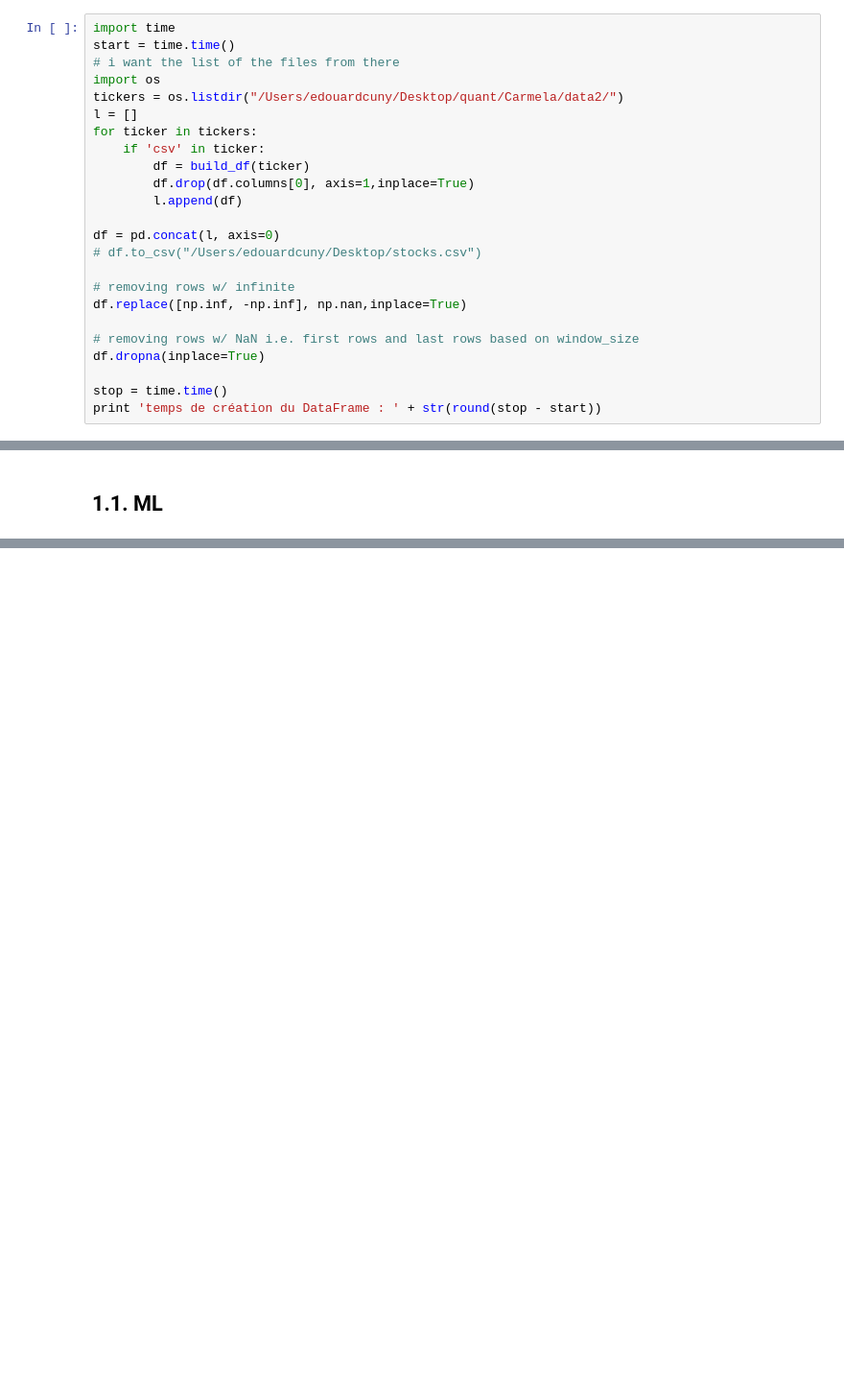
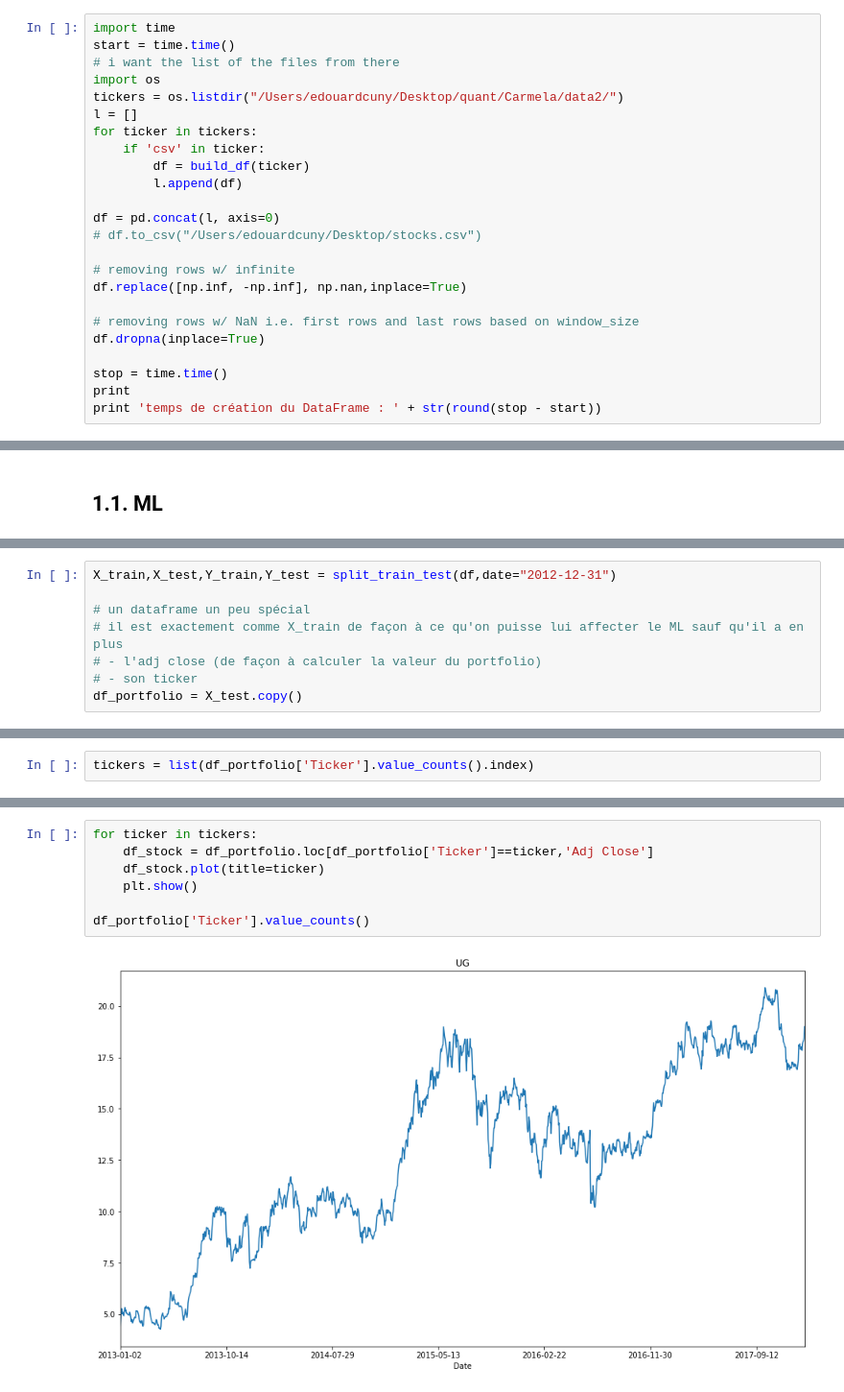
Before and after one commit to edouardcuny/quant, a Jupyter notebook: Carmela/playing.ipynb, the cells around one changed output, grey strips where cells are left out. Shown at 96% size. Cells and saved outputs as stored; diff of their text form; blank space fills up the shorter version.

```diff
--- a/Carmela/playing.ipynb
+++ b/Carmela/playing.ipynb
@@ -24,7 +26,6 @@ l = []
 for ticker in tickers:
     if 'csv' in ticker:
         df = build_df(ticker)
-        df.drop(df.columns[0], axis=1,inplace=True)
         l.append(df)
 
 df = pd.concat(l, axis=0)
@@ -37,5 +38,6 @@ df.replace([np.inf, -np.inf], np.nan,inplace=True)
 df.dropna(inplace=True)
 
 stop = time.time()
+print
 print 'temps de création du DataFrame : ' + str(round(stop - start))
 # %% [output]
@@ -84,0 +63,8 @@ See the caveats in the documentation: http://pandas.pydata.org/pandas-docs/stabl
+# %%
+X_train,X_test,Y_train,Y_test = split_train_test(df,date="2012-12-31")
+
+# un dataframe un peu spécial
+# il est exactement comme X_train de façon à ce qu'on puisse lui affecter le ML sauf qu'il a en plus
+# - l'adj close (de façon à calculer la valeur du portfolio)
+# - son ticker
+df_portfolio = X_test.copy()
@@ -116,0 +125,2 @@ print np.float64(len(Y_pred[Y_pred!=0]))/len(Y_pred)
+# %%
+tickers = list(df_portfolio['Ticker'].value_counts().index)
@@ -116,0 +129,9 @@ print np.float64(len(Y_pred[Y_pred!=0]))/len(Y_pred)
+# %%
+for ticker in tickers:
+    df_stock = df_portfolio.loc[df_portfolio['Ticker']==ticker,'Adj Close']
+    df_stock.plot(title=ticker)
+    plt.show()
+
+df_portfolio['Ticker'].value_counts()
+# %% [output]
+[figure, added]
```
Also changed, not shown: parts of 19 cells of this notebook, 3 other files.
